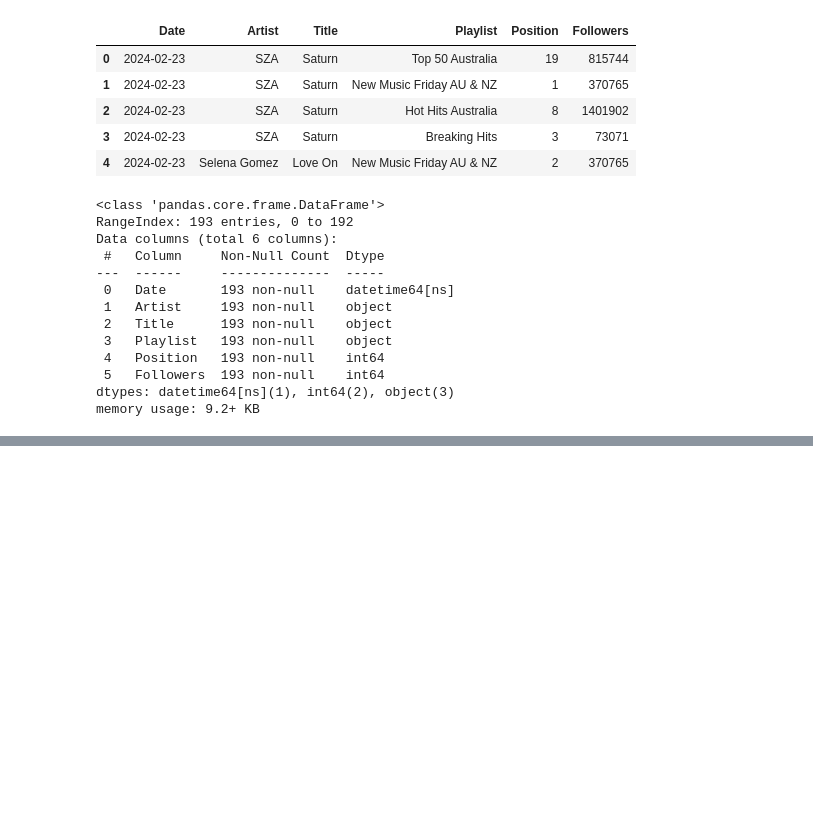
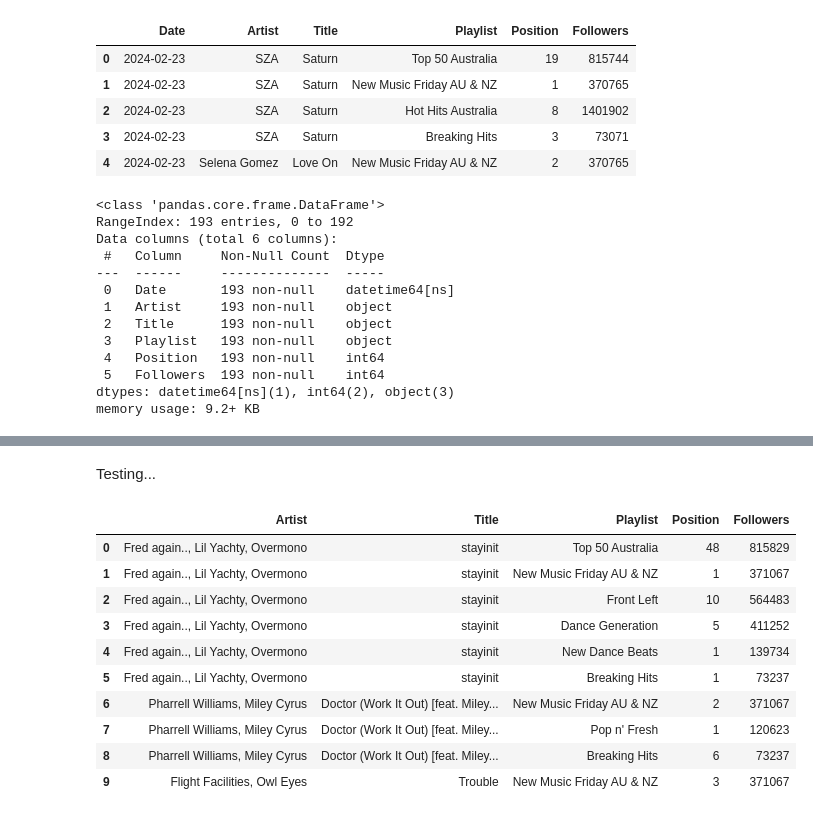
Before and after one commit to amcl11/spotify_au_release_app, a Jupyter notebook: data_check.ipynb, the cells around one changed output, grey strips where cells are left out. Saved outputs shown, nothing was run; the diff lists cells and outputs as text; code cells hidden in the pictures; blank space fills up the shorter version.

```diff
--- a/data_check.ipynb
+++ b/data_check.ipynb
@@ -392,3 +392,20 @@ merged_df.head()
 | 4 | 2024-02-23 | Selena Gomez | Love On | New Music Friday AU & NZ | 2 | 370765 | https://i.scdn.co/image/ab67706f0... | SZA |
 # %%
 merged_df.to_csv('archived_nmf_data/2024-02-23.csv', index=False)
+# %% [markdown]
+Testing...
+# %%
+df = pd.read_csv('streamlit.csv')
+df.head(10)
+# %% [output]
+|  | Artist | Title | Playlist | Position | Followers |
+| 0 | Fred again.., Lil Yachty, Overmono | stayinit | Top 50 Australia | 48 | 815829 |
+| 1 | Fred again.., Lil Yachty, Overmono | stayinit | New Music Friday AU & NZ | 1 | 371067 |
+| 2 | Fred again.., Lil Yachty, Overmono | stayinit | Front Left | 10 | 564483 |
+| 3 | Fred again.., Lil Yachty, Overmono | stayinit | Dance Generation | 5 | 411252 |
+| 4 | Fred again.., Lil Yachty, Overmono | stayinit | New Dance Beats | 1 | 139734 |
+| 5 | Fred again.., Lil Yachty, Overmono | stayinit | Breaking Hits | 1 | 73237 |
+| 6 | Pharrell Williams, Miley Cyrus | Doctor (Work It Out) [feat. Miley... | New Music Friday AU & NZ | 2 | 371067 |
+| 7 | Pharrell Williams, Miley Cyrus | Doctor (Work It Out) [feat. Miley... | Pop n' Fresh | 1 | 120623 |
+| 8 | Pharrell Williams, Miley Cyrus | Doctor (Work It Out) [feat. Miley... | Breaking Hits | 6 | 73237 |
+| 9 | Flight Facilities, Owl Eyes | Trouble | New Music Friday AU & NZ | 3 | 371067 |
```
Also changed, not shown: parts of 1 cell of this notebook, 9 other files.
